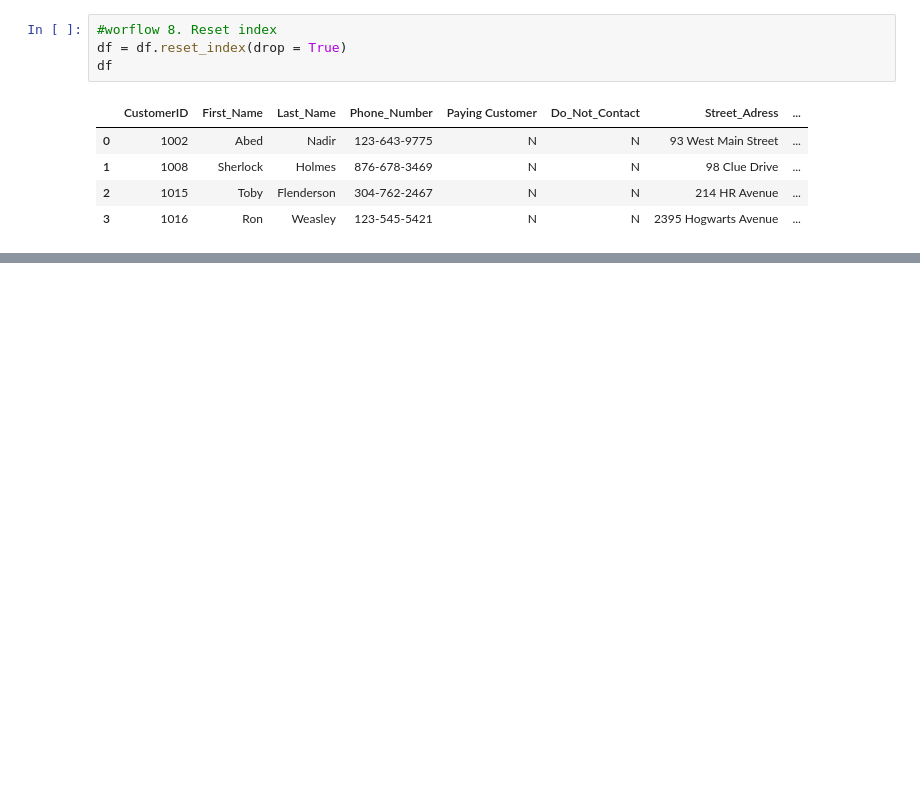
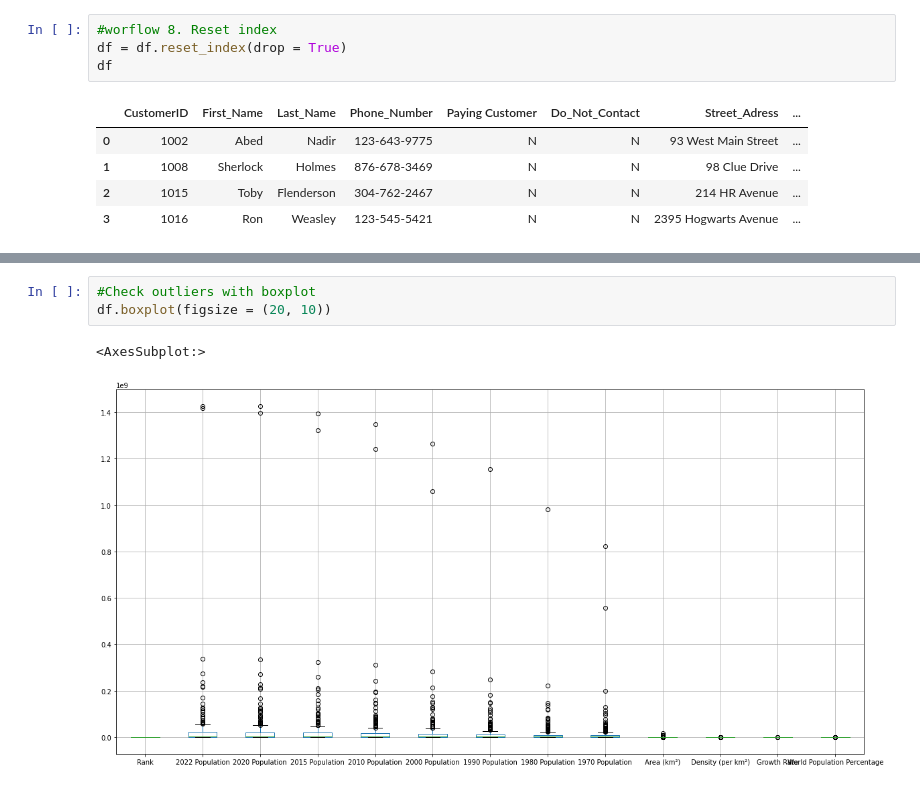
Before and after one commit to casbaleo/pandas-project, a Jupyter notebook: pandas_cleaning.ipynb, the cells around one changed output, grey strips where cells are left out. Cells and saved outputs as stored; diff of their text form; blank space fills up the shorter version.

```diff
--- a/pandas_cleaning.ipynb
+++ b/pandas_cleaning.ipynb
@@ -839,0 +1098,6 @@ df
+# %%
+#Check outliers with boxplot
+df.boxplot(figsize = (20, 10))
+# %% [output]
+<AxesSubplot:>
+[figure, added]
```
Also changed, not shown: parts of 18 cells of this notebook.
